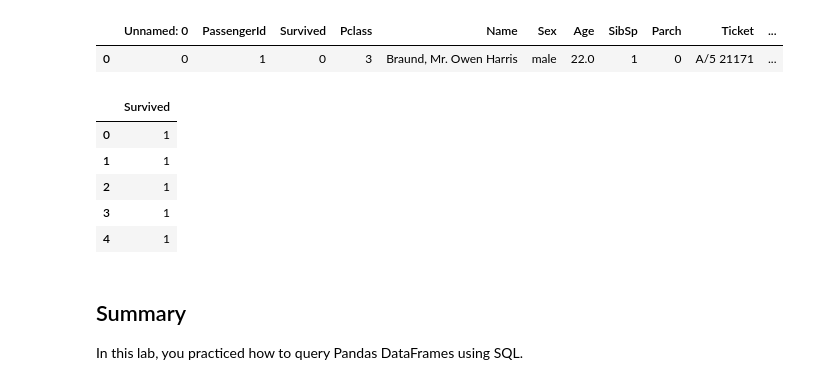
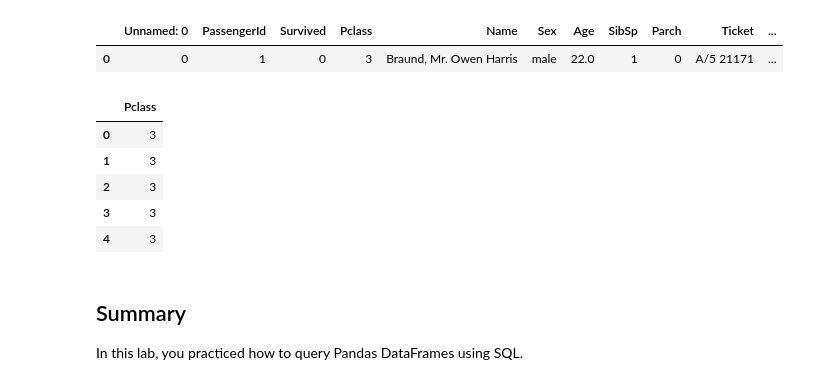
Before and after one commit to Pballer/dsc-using-sql-with-pandas-lab-dc-ds-071519, a Jupyter notebook: index.ipynb, the cells around one changed output. Drawn from its saved outputs; the diff is of its cells as text; code cells hidden in the pictures.

```diff
--- a/index.ipynb
+++ b/index.ipynb
@@ -283,27 +283,26 @@ df.head(1)
 # %%
 # Write your queries in these variables to keep your code well-formatted and readable
 q3 = """select pclass
         from df
         where sex = 'female'
         and survived = 1"""
 
 q4 = """select pclass
         from df
         where sex = 'female'
         and survived = 0"""
 
 survived_females_by_pclass_df = pysqldf(q3)
 died_females_by_pclass_df = pysqldf(q4)
 
 # Create and label the histograms for each below!
-survived_females_by_pclass_df.head()
 # %% [output]
-|  | Survived |
-| 0 | 1 |
-| 1 | 1 |
-| 2 | 1 |
-| 3 | 1 |
-| 4 | 1 |
+|  | Pclass |
+| 0 | 3 |
+| 1 | 3 |
+| 2 | 3 |
+| 3 | 3 |
+| 4 | 3 |
 # %% [markdown]
 ## Summary
 
```
